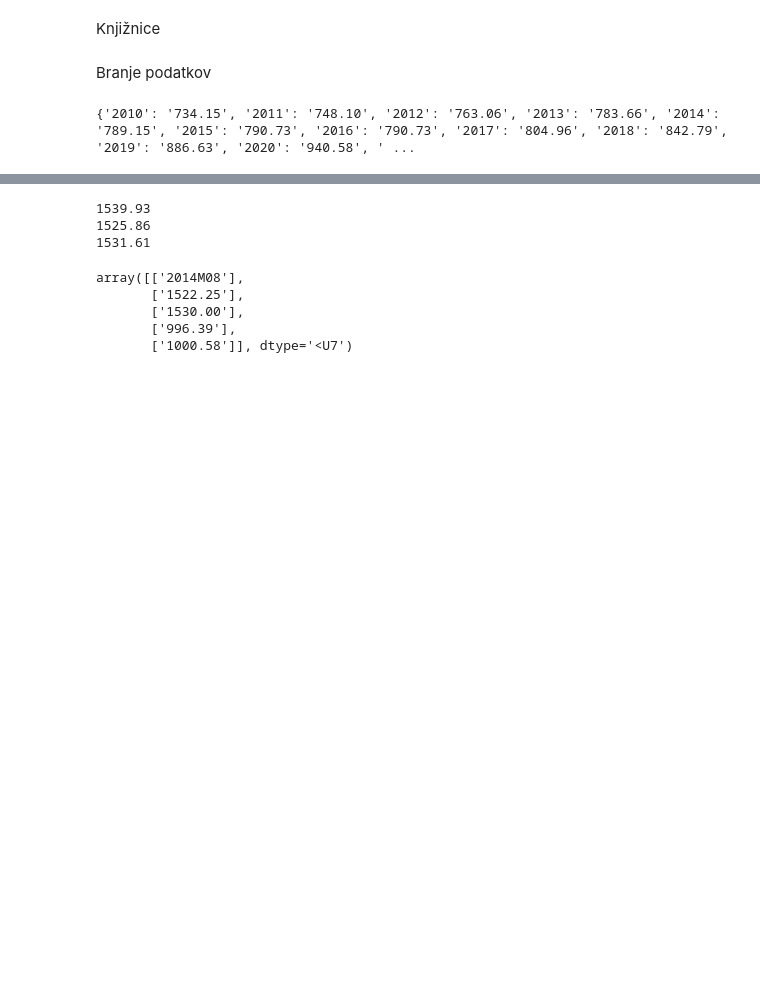
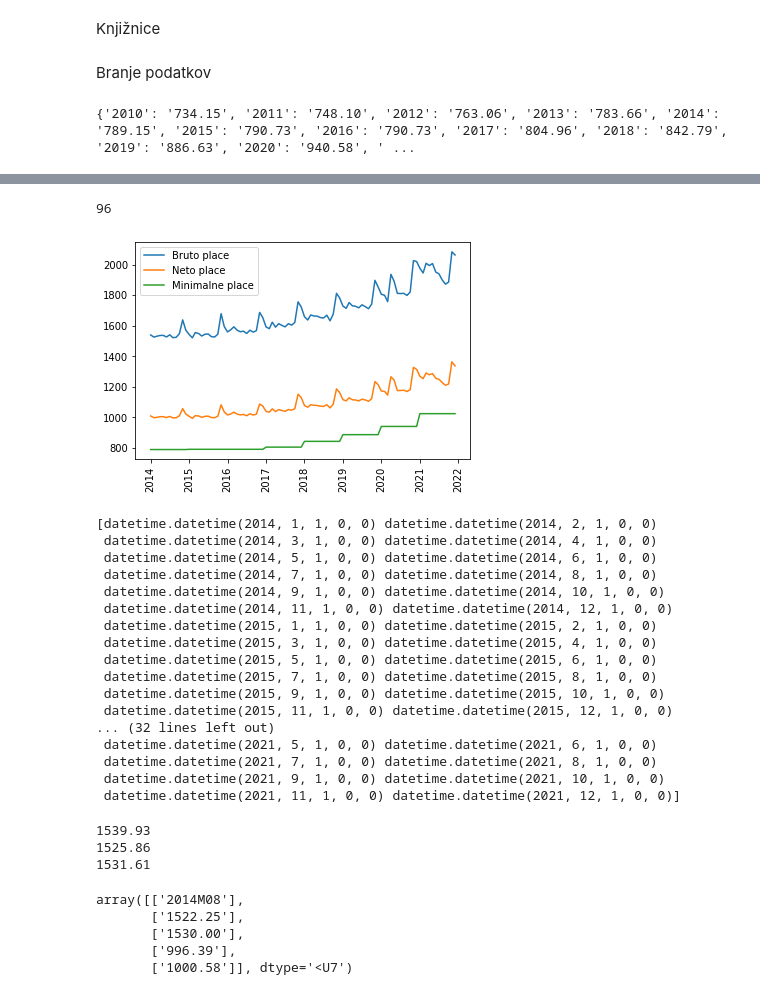
Before and after one commit to DocChinchillin/PR22RSMCLK, a Jupyter notebook: projektna.ipynb, the cells around one changed output, grey strips where cells are left out. Drawn from its saved outputs; the diff is of its cells as text; code cells hidden in the pictures; blank space fills up the shorter version.

```diff
--- a/projektna.ipynb
+++ b/projektna.ipynb
@@ -41,13 +107,66 @@ meseci, bruto, bruto3, neto, neto3 = [],[],[],[],[]
 
 for row in reader:
     meseci.append(row["MESEC"])
-    bruto.append(row["Bruto plaèa Plaèa za mesec [EUR]"])
-    bruto3.append(row["Bruto plaèa Plaèa za tromeseèje [EUR]"])
-    neto.append(row["Neto plaèa Plaèa za mesec [EUR]"])
-    neto3.append(row["Neto plaèa Plaèa za tromeseèje [EUR]"])
+    bruto.append(row["Bruto plača Plača za mesec [EUR]"])
+    bruto3.append(row["Bruto plača Plača za tromesečje [EUR]"])
+    neto.append(row["Neto plača Plača za mesec [EUR]"])
+    neto3.append(row["Neto plača Plača za tromesečje [EUR]"])
 
 povp_place = np.array([meseci,bruto,bruto3,neto,neto3])
-del meseci,bruto,bruto3,neto,neto3
+print(len(bruto))
+#del meseci,bruto,bruto3,neto,neto3
+# %% [output]
+96
+# %%
+from datetime import datetime
+
+seznam = []
+for leto in range(2014,2022):
+    for mesec in range(1,13):
+        seznam.append(datetime.strptime(str(leto)+"-"+str(mesec), '%Y-%m'))
+
+
+matrika = np.array([[seznam,bruto,neto]], dtype = object)
+minPlace =[]
+for key in leto_min_placa.keys():
+    if int(key) >=2014:
+        minPlace.append(leto_min_placa[key])
+
+minPlace = np.repeat(minPlace, 12)
+minPlace = np. reshape(minPlace.astype(float), -1)
+
+bruto1 =  np. reshape(matrika[:,1].astype(float), -1)
+neto1 = np. reshape(matrika[:,2].astype(float), -1)
+y = np. reshape(matrika[:,0].astype(datetime), -1)
+
+plt.plot(y,bruto1, label="Bruto place")
+plt.plot(y,neto1, label="Neto place")
+plt.plot(y,minPlace,label ="Minimalne place")
+
+plt.legend()
+plt.xticks(rotation=90)
+plt.show()
+
+print(y)
+# %% [output]
+[figure, added]
+[datetime.datetime(2014, 1, 1, 0, 0) datetime.datetime(2014, 2, 1, 0, 0)
+ datetime.datetime(2014, 3, 1, 0, 0) datetime.datetime(2014, 4, 1, 0, 0)
+ datetime.datetime(2014, 5, 1, 0, 0) datetime.datetime(2014, 6, 1, 0, 0)
+ datetime.datetime(2014, 7, 1, 0, 0) datetime.datetime(2014, 8, 1, 0, 0)
+ datetime.datetime(2014, 9, 1, 0, 0) datetime.datetime(2014, 10, 1, 0, 0)
+ datetime.datetime(2014, 11, 1, 0, 0) datetime.datetime(2014, 12, 1, 0, 0)
+ datetime.datetime(2015, 1, 1, 0, 0) datetime.datetime(2015, 2, 1, 0, 0)
+ datetime.datetime(2015, 3, 1, 0, 0) datetime.datetime(2015, 4, 1, 0, 0)
+ datetime.datetime(2015, 5, 1, 0, 0) datetime.datetime(2015, 6, 1, 0, 0)
+ datetime.datetime(2015, 7, 1, 0, 0) datetime.datetime(2015, 8, 1, 0, 0)
+ datetime.datetime(2015, 9, 1, 0, 0) datetime.datetime(2015, 10, 1, 0, 0)
+ datetime.datetime(2015, 11, 1, 0, 0) datetime.datetime(2015, 12, 1, 0, 0)
+... (32 lines left out)
+ datetime.datetime(2021, 5, 1, 0, 0) datetime.datetime(2021, 6, 1, 0, 0)
+ datetime.datetime(2021, 7, 1, 0, 0) datetime.datetime(2021, 8, 1, 0, 0)
+ datetime.datetime(2021, 9, 1, 0, 0) datetime.datetime(2021, 10, 1, 0, 0)
+ datetime.datetime(2021, 11, 1, 0, 0) datetime.datetime(2021, 12, 1, 0, 0)]
 # %%
 #!!!!!!PAZI TABELA IMA VREDNOSTI V STRING FORMATU, NAREDI PRETVORBO ČE JO RABIŠ!!!!!!!!!!
 
```
Also changed, not shown: parts of 5 cells of this notebook, 1 other file.
